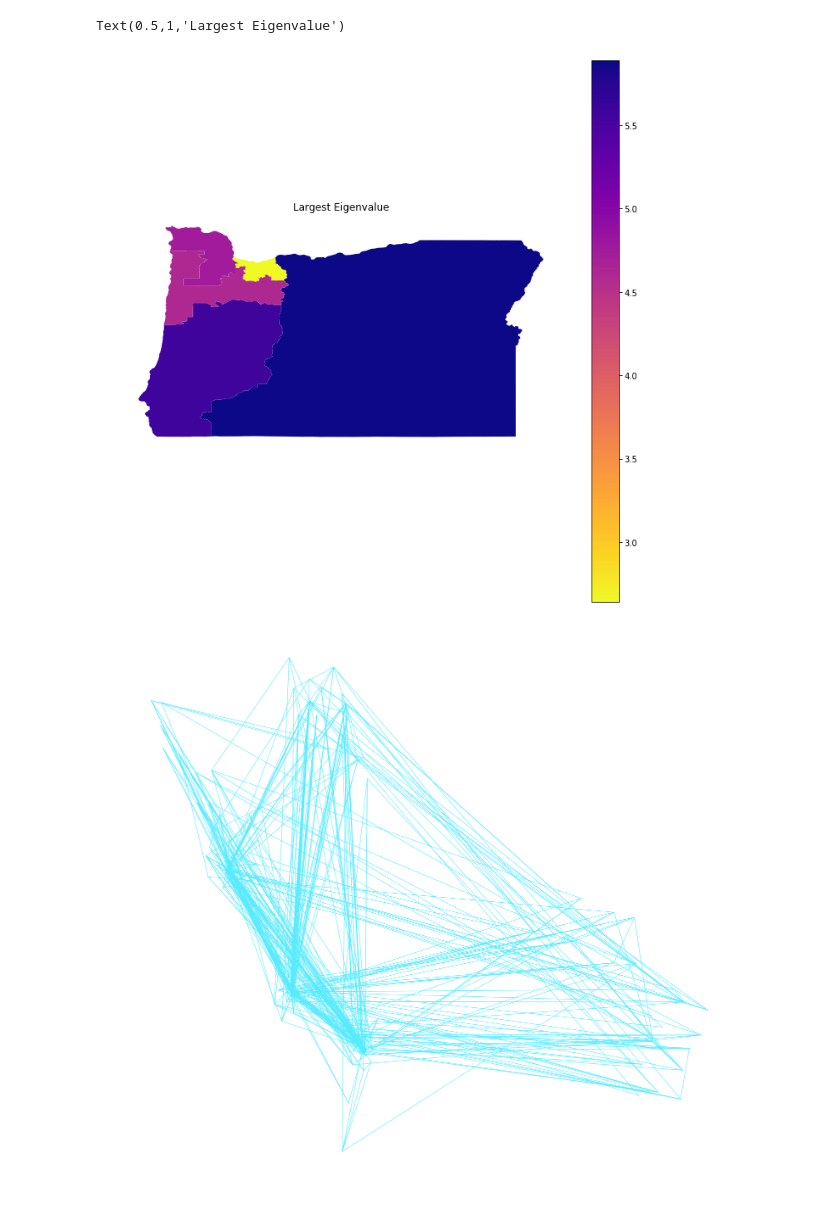
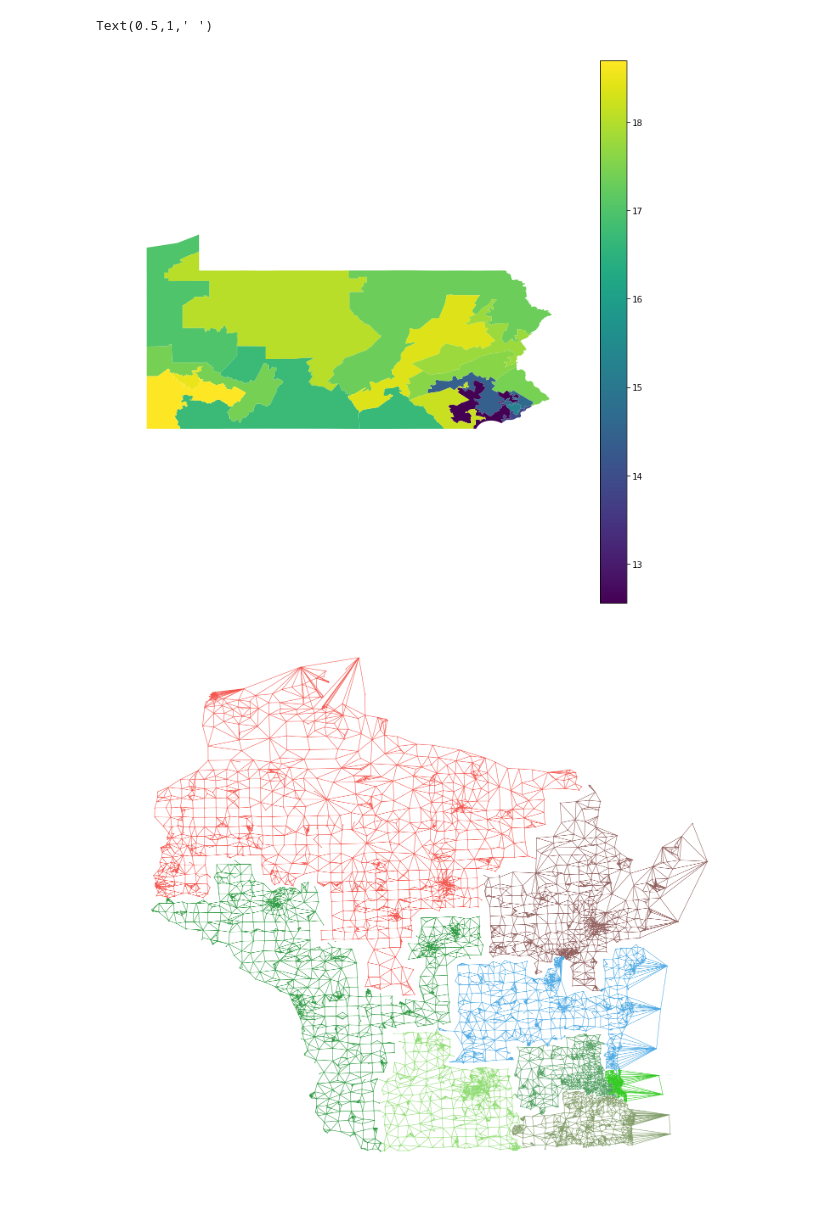
Before and after one commit to zschutzman/redistricting-old, a Jupyter notebook: adjacency_matrix_demo/adjacency_matrix_sample.ipynb, the cells around one changed output. Cells and saved outputs as stored; diff of their text form; code cells hidden in the pictures.

Commit message:
random matrix code

```diff
--- a/adjacency_matrix_demo/adjacency_matrix_sample.ipynb
+++ b/adjacency_matrix_demo/adjacency_matrix_sample.ipynb
@@ -27,10 +21,11 @@ import stateplane
 df_cd = gpd.read_file('cd_us.shp')
 df_cd.sort_values('STATECD')
 
+
 # choose a state via FIPS code (string)
 # '42' is the meaning of life, the universe, and Pennsylvania
 # letting state_no = 'all' will do the whole US
-state_no = '41'
+state_no = '42'
 
 # add a dummy column to the DataFrame
 df_cd['new_field'] = -1
@@ -57,7 +52,7 @@ for ind, row in df_cd.iterrows():
         # make sure it's an integer matrix
         adj = adj.astype(int)
 
-
+        g = nx.from_numpy_matrix(adj)
         # you can build a laplacian matrix
         deg = np.diag(adj.sum(axis=0))
         lap = deg - adj
@@ -66,9 +61,10 @@ for ind, row in df_cd.iterrows():
         # here's the largest eigenvalue of adj
         evals = np.real(scipy.linalg.eigvals(adj).tolist())
         evals.sort()
-
+        #evals = evals[1:]
+        new_vals.append(np.sum([np.exp(x) for x in evals])/(adj.shape[0]))
         # add it to the list
-        new_vals.append(evals[-1])
+        #new_vals.append(nx.estrada_index(nx.from_numpy_matrix(adj))/adj.shape[0])
 
     # if this row isn't something we need to compute
     # put something in the list and keep going
@@ -80,27 +76,27 @@ df_cd['new_field'] = new_vals
 # %%
 # visualize!
 
 # grab the rows from the dataframe that we need:
 if state_no != 'all':
     m = df_cd.loc[df_cd.loc[:, 'STATEFP'] == state_no]
 else:
     m = df_cd
 
 
 # initialize the figure
 fig = m.plot(column='new_field',
              legend=True,
              figsize=(12, 12),
-             cmap='plasma_r')
+             cmap='viridis')
 
 # turn off the axes
 fig.axis('off')
 
 # give it a name
-plt.title('Largest Eigenvalue')
+plt.title(' ')
 # %% [output]
-Text(0.5,1,'Largest Eigenvalue')
+Text(0.5,1,' ')
-[figure, old version]
+[figure, new version]
 # %%
 # similar code will let you make networkx graphs
 # we'll need to read in spatial indices
@@ -109,7 +105,7 @@ Text(0.5,1,'Largest Eigenvalue')
 _first=True
 sp = None
 fig=plt.figure(figsize=(18, 16), dpi= 80, facecolor='w', edgecolor='k')
-state_no='30'
+state_no='55'
 
 for ind, row in df_cd.iterrows():
 
@@ -118,8 +114,8 @@ for ind, row in df_cd.iterrows():
     st = row['STATEFP']
     fn = fcode[0:2]+'_'+fcode
     #print(fn)
-    #if st == '02' or st == '15' or st == '41' or st=='30':# or st=='44' or st=='21': continue
-        #continue
+    if st == '02' or st == '15' or st == '41':# or st=='44' or st=='21': continue
+        continue
     # if this row is something we need to compute:
     if st == state_no or state_no == 'all':
 
@@ -140,24 +136,27 @@ for ind, row in df_cd.iterrows():
         with open('spatial_indexes/'+fn+'_idx.txt', 'r') as sind:
             reader = csv.reader(sind, delimiter=',')
             for row in reader:
+                #print(row)
                 crd = (float(row[2]),float(row[1]))
                 # reproject to stateplane
                 #if _first: sp = stateplane.identify(crd[0],crd[1])
-                crd = stateplane.from_latlon(crd[0],crd[1], abbr='IA_S')
+                #crd = stateplane.from_latlon(crd[0],crd[1], abbr='')
                 #coords.append((crd[0], crd[1]))
                 #_first = False
 
                 # reproject to utm
-                #crd = utm.from_latlon(crd[0],crd[1],13)[:2]
+                crd = utm.from_latlon(crd[0],crd[1],15)[:2]
                 #coords.append((crd[1],crd[0]))
                 coords.append(crd)
         # build a dictionary, because for some reason that's how
         # networkx wants coordinates...
         coord_dict = {}
         for n in gr.nodes:
+            #print(n)
             coord_dict[n] = coords.pop(0)
         # pick a color, any color
         c = rgb2hex(random.randint(0,255), random.randint(0,255), random.randint(0,255))
+        #c = random.choice(['tab:blue', 'tab:orange', 'tab:green', 'tab:red', 'tab:purple', 'tab:brown', 'tab:pink', 'tab:gray', 'tab:olive', 'tab:cyan'])
         nx.draw(gr, coord_dict, node_size=1, node_color=c, edge_color=c)
 # %% [output]
-[figure, old version]
+[figure, new version]
```
Also changed, not shown: parts of 1 cell of this notebook, 2 other files.
